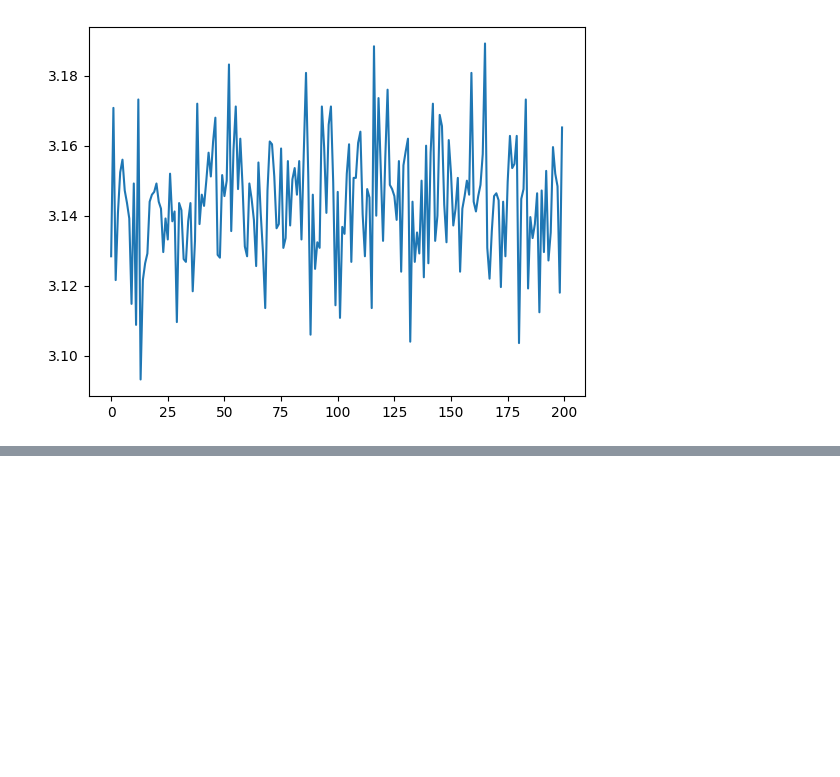
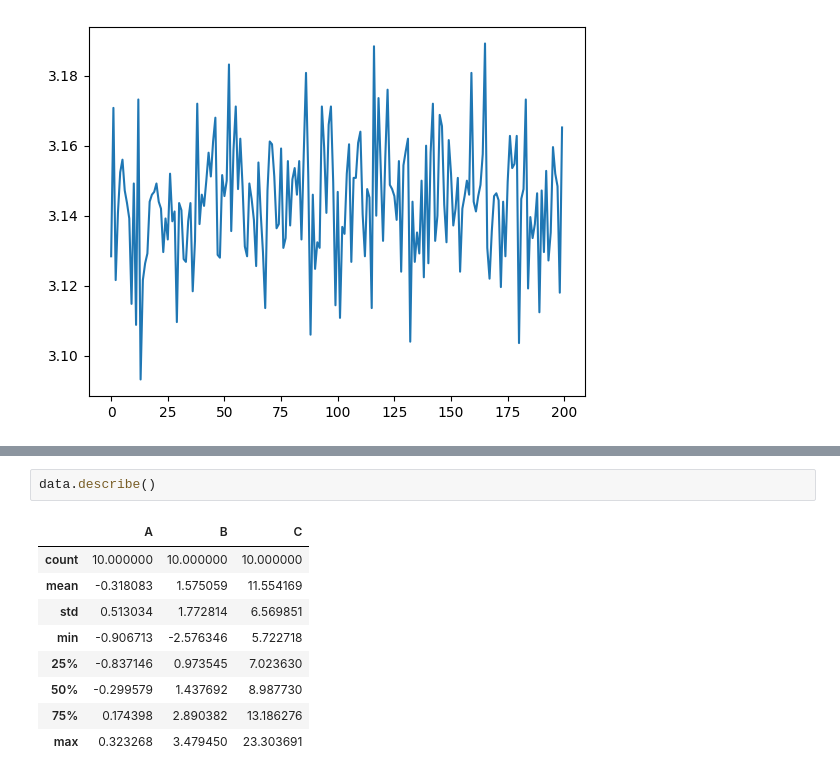
Before and after one commit to oscargbocanegra/learning, a Jupyter notebook: MachineLearning/curso-udemy-machine-learning-data-science-en-python/notebooks/T2-2-DataCleaning-distribucion-de-probabilidad.ipynb, the cells around one changed output, grey strips where cells are left out. Saved outputs shown, nothing was run; the diff lists cells and outputs as text; blank space fills up the shorter version.

```diff
--- a/MachineLearning/curso-udemy-machine-learning-data-science-en-python/notebooks/T2-2-DataCleaning-distribucion-de-probabilidad.ipynb
+++ b/MachineLearning/curso-udemy-machine-learning-data-science-en-python/notebooks/T2-2-DataCleaning-distribucion-de-probabilidad.ipynb
@@ -85,0 +112,12 @@ pi_montecarlo(10000, 200)
+# %%
+data.describe()
+# %% [output]
+|  | A | B | C |
+| count | 10.000000 | 10.000000 | 10.000000 |
+| mean | -0.318083 | 1.575059 | 11.554169 |
+| std | 0.513034 | 1.772814 | 6.569851 |
+| min | -0.906713 | -2.576346 | 5.722718 |
+| 25% | -0.837146 | 0.973545 | 7.023630 |
+| 50% | -0.299579 | 1.437692 | 8.987730 |
+| 75% | 0.174398 | 2.890382 | 13.186276 |
+| max | 0.323268 | 3.479450 | 23.303691 |
```
Also changed, not shown: parts of 4 cells of this notebook.
